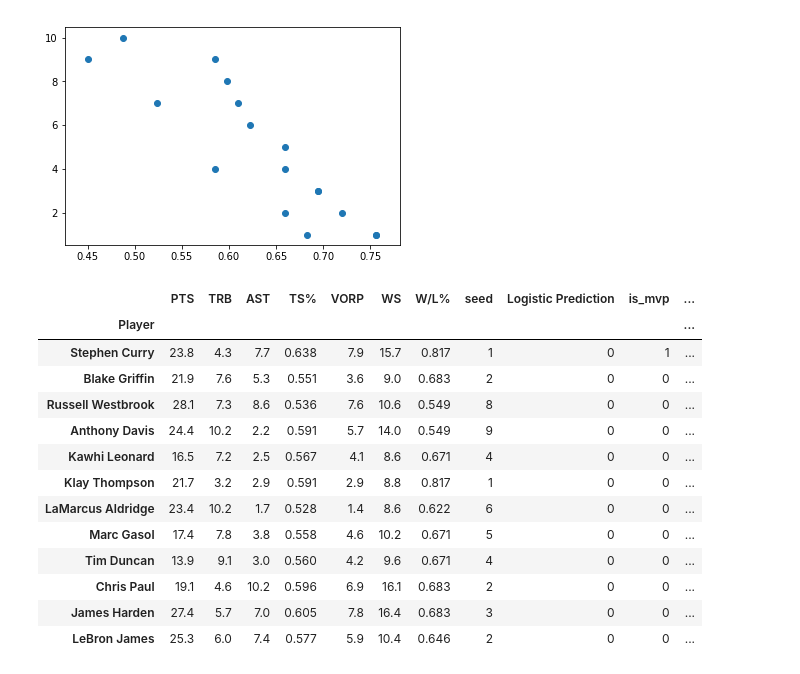
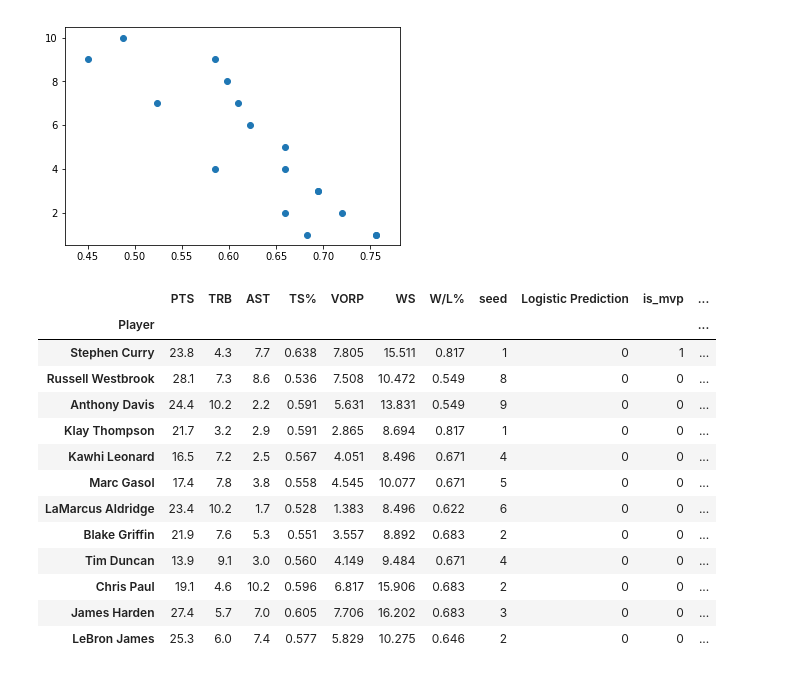
Before and after one commit to yoelferd/NBA-analytics, a Jupyter notebook: third_regressions_and_plots.ipynb, the cells around one changed output. Cells and saved outputs as stored; diff of their text form; code cells hidden in the pictures.

```diff
--- a/third_regressions_and_plots.ipynb
+++ b/third_regressions_and_plots.ipynb
@@ -30,13 +30,13 @@ from sklearn.linear_model import LogisticRegression
 all_data = pd.read_csv("output/full_dataframe.csv").set_index("Player")
 all_data_2000 = pd.read_csv("output/full_df_leaderdata.csv").set_index("Player")
 
-X=all_data[all_data['got_votes']==1]
+X=all_data[all_data['got_votes_mvp']==1]
 X_18 = X[X["Year"]==2014]
-y_18=X_18["Share"]
+y_18=X_18["Share_mvp"]
 X_18=X_18[['PTS','TRB','AST','TS%','VORP','WS','W/L%','seed']]
 X=X[X['Year']!=2019] #remove year that you are predicting
 y=X["is_mvp"]
-y2=X["Share"]
+y2=X["Share_mvp"]
 X=X[['PTS','TRB','AST','TS%','VORP','WS','W/L%','seed']]
 reg = LinearRegression().fit(X, y)
 print ("R^2 of linear regression (binary outcome): ",reg.score(X, y))
@@ -208,13 +208,13 @@ from sklearn.linear_model import LogisticRegression
 from sklearn import svm
 
 def logislinearMVP(anno):
-    X=all_data[all_data['got_votes']==1]
+    X=all_data[all_data['got_votes_mvp']==1]
     X_18 = X[X["Year"]==anno]
-    y_18=X_18[["Share","is_mvp"]]
+    y_18=X_18[["Share_mvp","is_mvp"]]
     X_18=X_18[['PTS','TRB','AST','TS%','VORP','WS','W/L%','seed']]
     X=X[X['Year']!=anno] #remove year that we're predicting
     y=X["is_mvp"]
-    y2=X["Share"]
+    y2=X["Share_mvp"]
     X=X[['PTS','TRB','AST','TS%','VORP','WS','W/L%','seed']]
     reg = LinearRegression().fit(X, y)
     linear_share=LinearRegression().fit(X,y2)
@@ -231,46 +231,46 @@ def logislinearMVP(anno):
     binary_linear_predictions = reg.predict(X_18).tolist()  #Linear regression prediction of Share
     continuous_linear_predictions = linear_share.predict(X_18).tolist()
     logistic_probs = clf.predict_proba(X_18)[:,1]  #Logistic Regression Prediction of MVP (binary)
 
     #print("Logistic Accuracy Score (Mean accuracy on test data)",clf.score(X, y))
     #print ("R^2 of linear regression (binary outcome): ",reg.score(X, y))
     #print ("R^2 of linear regression (continuous/vote share): ",linear_share.score(X,y2))
 
     outcome18_df = X_18[['PTS', 'TRB', 'AST', 'TS%', 'VORP', 'WS', 'W/L%', 'seed']]
     outcome18_df['Logistic Prediction']=(clf.predict(X_18))
     outcome18_df['SVM Prediction']=(clf_svm.predict(X_18))
     outcome18_df['Logistic Probability (%)']=logistic_probs.astype('float')
     outcome18_df['Linear Prediction-Binary Outcome'] = binary_linear_predictions
     outcome18_df['Linear Pred Cont. Outcome (Share)'] = continuous_linear_predictions
     outcome18_df["Logistic Probability (%)"]=outcome18_df["Logistic Probability (%)"].astype(str)
     outcome18_df["Logistic Probability (%)"]=outcome18_df["Logistic Probability (%)"].astype(float)
     outcome18_df=outcome18_df.round(3)
     outcome18_df=outcome18_df.sort_values('Logistic Probability (%)',ascending=False)
     final_output = outcome18_df.join(y_18).sort_values('SVM Prediction',ascending=False)
     final_output = final_output[['PTS', 'TRB', 'AST', 'TS%', 'VORP', 'WS', 'W/L%', 'seed',
-           'Logistic Prediction', 'is_mvp','Logistic Probability (%)', 'Share','SVM Prediction',
+           'Logistic Prediction', 'is_mvp','Logistic Probability (%)', 'Share_mvp','SVM Prediction',
            'Linear Prediction-Binary Outcome', 'Linear Pred Cont. Outcome (Share)']]
     return final_output
 
 #for anno in range (1989,2019):
 #    logislinearMVP(anno)
 
 logislinearMVP(2015)
 # %% [output]
 |  | PTS | TRB | AST | TS% | VORP | WS | W/L% | seed | Logistic Prediction | is_mvp | ... |
 | Player |  |  |  |  |  |  |  |  |  |  | ... |
-| Stephen Curry | 23.8 | 4.3 | 7.7 | 0.638 | 7.9 | 15.7 | 0.817 | 1 | 0 | 1 | ... |
-| Blake Griffin | 21.9 | 7.6 | 5.3 | 0.551 | 3.6 | 9.0 | 0.683 | 2 | 0 | 0 | ... |
-| Russell Westbrook | 28.1 | 7.3 | 8.6 | 0.536 | 7.6 | 10.6 | 0.549 | 8 | 0 | 0 | ... |
-| Anthony Davis | 24.4 | 10.2 | 2.2 | 0.591 | 5.7 | 14.0 | 0.549 | 9 | 0 | 0 | ... |
-| Kawhi Leonard | 16.5 | 7.2 | 2.5 | 0.567 | 4.1 | 8.6 | 0.671 | 4 | 0 | 0 | ... |
-| Klay Thompson | 21.7 | 3.2 | 2.9 | 0.591 | 2.9 | 8.8 | 0.817 | 1 | 0 | 0 | ... |
-| LaMarcus Aldridge | 23.4 | 10.2 | 1.7 | 0.528 | 1.4 | 8.6 | 0.622 | 6 | 0 | 0 | ... |
-| Marc Gasol | 17.4 | 7.8 | 3.8 | 0.558 | 4.6 | 10.2 | 0.671 | 5 | 0 | 0 | ... |
-| Tim Duncan | 13.9 | 9.1 | 3.0 | 0.560 | 4.2 | 9.6 | 0.671 | 4 | 0 | 0 | ... |
-| Chris Paul | 19.1 | 4.6 | 10.2 | 0.596 | 6.9 | 16.1 | 0.683 | 2 | 0 | 0 | ... |
-| James Harden | 27.4 | 5.7 | 7.0 | 0.605 | 7.8 | 16.4 | 0.683 | 3 | 0 | 0 | ... |
-| LeBron James | 25.3 | 6.0 | 7.4 | 0.577 | 5.9 | 10.4 | 0.646 | 2 | 0 | 0 | ... |
+| Stephen Curry | 23.8 | 4.3 | 7.7 | 0.638 | 7.805 | 15.511 | 0.817 | 1 | 0 | 1 | ... |
+| Russell Westbrook | 28.1 | 7.3 | 8.6 | 0.536 | 7.508 | 10.472 | 0.549 | 8 | 0 | 0 | ... |
+| Anthony Davis | 24.4 | 10.2 | 2.2 | 0.591 | 5.631 | 13.831 | 0.549 | 9 | 0 | 0 | ... |
+| Klay Thompson | 21.7 | 3.2 | 2.9 | 0.591 | 2.865 | 8.694 | 0.817 | 1 | 0 | 0 | ... |
+| Kawhi Leonard | 16.5 | 7.2 | 2.5 | 0.567 | 4.051 | 8.496 | 0.671 | 4 | 0 | 0 | ... |
+| Marc Gasol | 17.4 | 7.8 | 3.8 | 0.558 | 4.545 | 10.077 | 0.671 | 5 | 0 | 0 | ... |
+| LaMarcus Aldridge | 23.4 | 10.2 | 1.7 | 0.528 | 1.383 | 8.496 | 0.622 | 6 | 0 | 0 | ... |
+| Blake Griffin | 21.9 | 7.6 | 5.3 | 0.551 | 3.557 | 8.892 | 0.683 | 2 | 0 | 0 | ... |
+| Tim Duncan | 13.9 | 9.1 | 3.0 | 0.560 | 4.149 | 9.484 | 0.671 | 4 | 0 | 0 | ... |
+| Chris Paul | 19.1 | 4.6 | 10.2 | 0.596 | 6.817 | 15.906 | 0.683 | 2 | 0 | 0 | ... |
+| James Harden | 27.4 | 5.7 | 7.0 | 0.605 | 7.706 | 16.202 | 0.683 | 3 | 0 | 0 | ... |
+| LeBron James | 25.3 | 6.0 | 7.4 | 0.577 | 5.829 | 10.275 | 0.646 | 2 | 0 | 0 | ... |
 # %%
 import matplotlib
 from matplotlib.lines import Line2D
```
Also changed, not shown: parts of 6 cells of this notebook.
